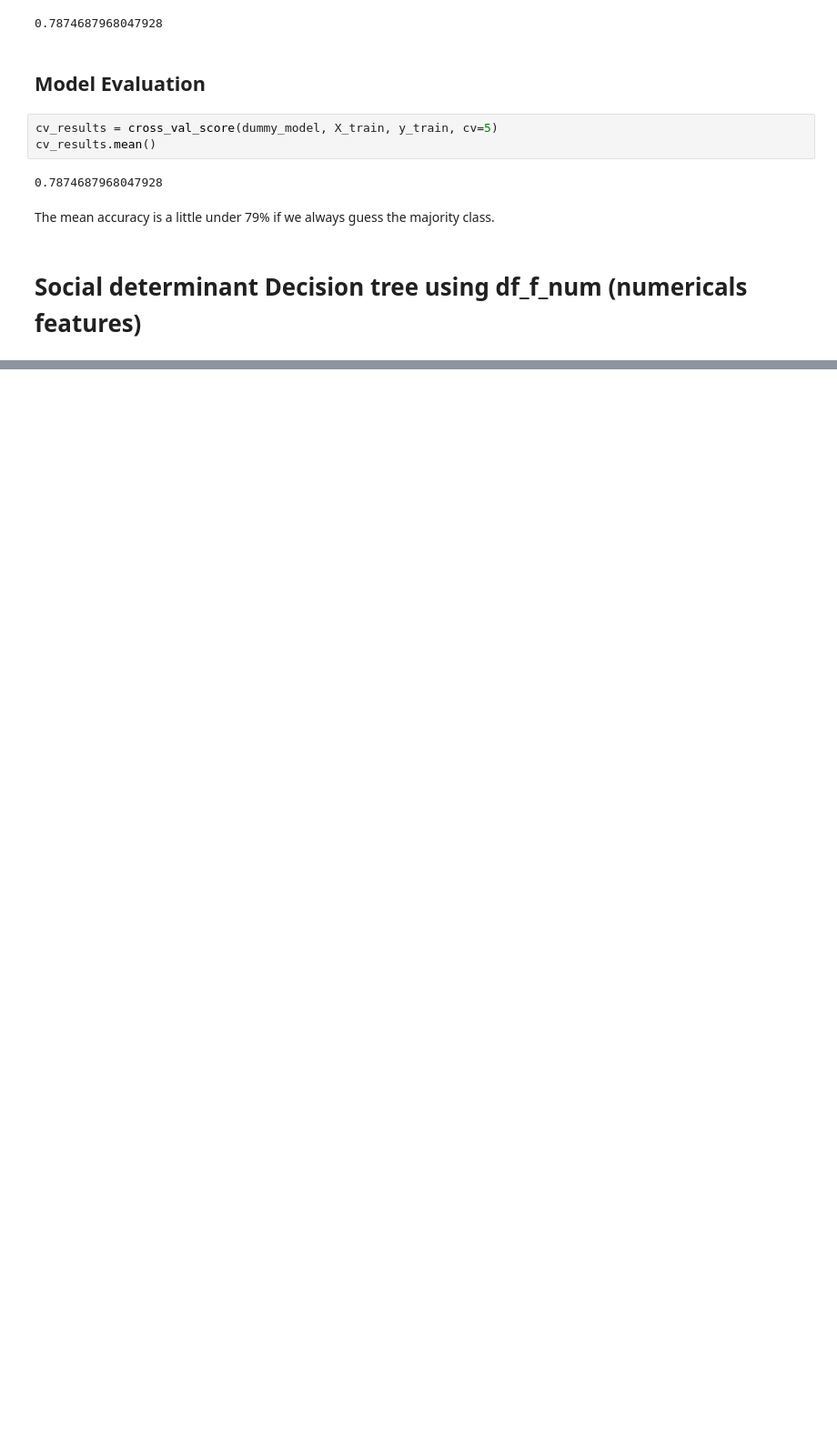
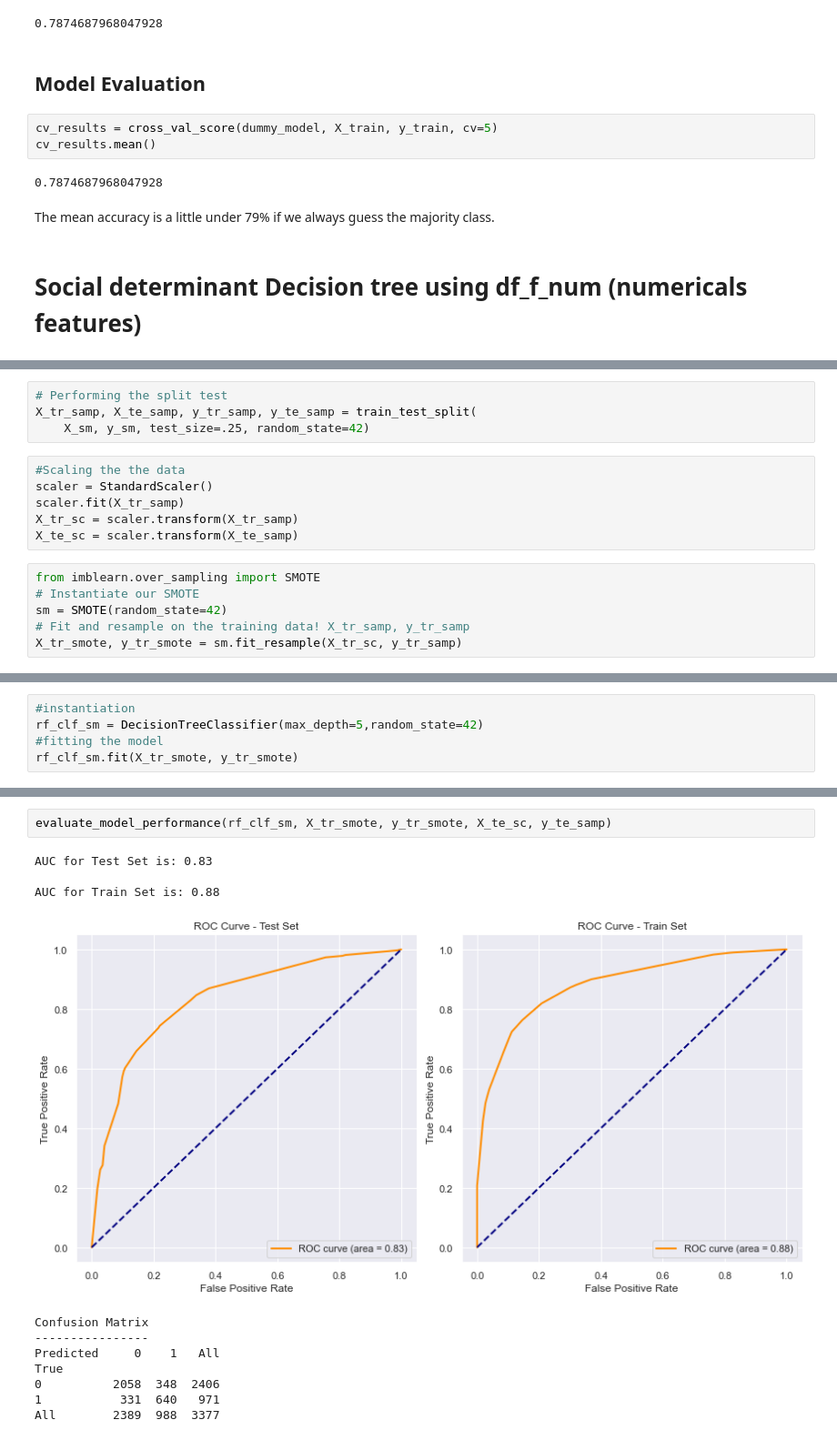
Before and after one commit to K-Pegg/Vaccines-Project, a Jupyter notebook: Notebooks/Juvenson-working-notebook.ipynb, the cells around one changed output, grey strips where cells are left out. Shown at 91% size. Saved outputs shown, nothing was run; the diff lists cells and outputs as text; blank space fills up the shorter version.

```diff
--- a/Notebooks/Juvenson-working-notebook.ipynb
+++ b/Notebooks/Juvenson-working-notebook.ipynb
@@ -502,0 +734,16 @@ ValueError: No valid specification of the columns. Only a scalar, list or slice
+# %%
+# Performing the split test
+X_tr_samp, X_te_samp, y_tr_samp, y_te_samp = train_test_split(
+    X_sm, y_sm, test_size=.25, random_state=42)
+# %%
+#Scaling the the data
+scaler = StandardScaler()
+scaler.fit(X_tr_samp)
+X_tr_sc = scaler.transform(X_tr_samp)
+X_te_sc = scaler.transform(X_te_samp)
+# %%
+from imblearn.over_sampling import SMOTE
+# Instantiate our SMOTE
+sm = SMOTE(random_state=42)
+# Fit and resample on the training data! X_tr_samp, y_tr_samp
+X_tr_smote, y_tr_smote = sm.fit_resample(X_tr_sc, y_tr_samp)
@@ -502,0 +759,5 @@ ValueError: No valid specification of the columns. Only a scalar, list or slice
+# %%
+#instantiation
+rf_clf_sm = DecisionTreeClassifier(max_depth=5,random_state=42)
+#fitting the model
+rf_clf_sm.fit(X_tr_smote, y_tr_smote)
@@ -502,0 +784,14 @@ ValueError: No valid specification of the columns. Only a scalar, list or slice
+# %%
+evaluate_model_performance(rf_clf_sm, X_tr_smote, y_tr_smote, X_te_sc, y_te_samp)
+# %% [output]
+AUC for Test Set is: 0.83
+
+AUC for Train Set is: 0.88
+[figure, added]
+Confusion Matrix
+----------------
+Predicted     0    1   All
+True
+0          2058  348  2406
+1           331  640   971
+All        2389  988  3377
```
Also changed, not shown: parts of 58 cells of this notebook.
